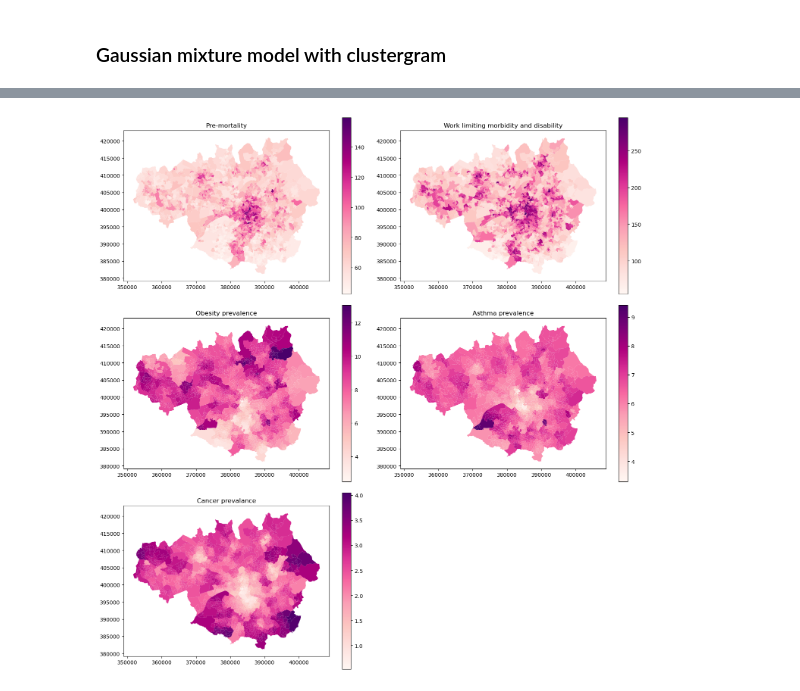
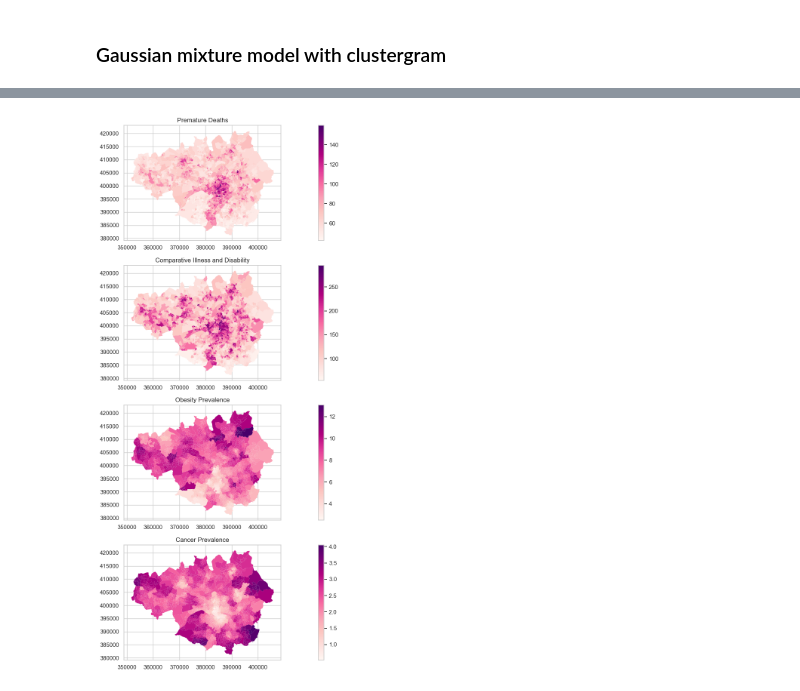
Before and after one commit to Spatial-Data-Science-and-GEO-AI-Lab/MultiHealth_S, a Jupyter notebook: clustering.ipynb, the cells around one changed output, grey strips where cells are left out. Cells and saved outputs as stored; diff of their text form; code cells hidden in the pictures.

```diff
--- a/clustering.ipynb
+++ b/clustering.ipynb
@@ -286,5 +205,5 @@ with open('clustergram_gmm.pickle','wb') as f:
 # %%
 # subset of popgridsub to only contain the cluster labels and geometry
-popgridsubsub = popgridsub[["Kmeans_cluster_label", "GMM_cluster_label", "geometry"]]
+popgridsub8 = popgridsub[["Kmeans_cluster_label8", "geometry"]]
 # %%
 # subset of popgridsub to only contain the relevant health variables
@@ -292,10 +215,9 @@ healthdatasub = healthdata[["ID", "Yrpotlife", "Comilldis", "Obes_Per_Obesprev_y
 # %%
 # spatial join
-joined_data = gpd.sjoin(healthdatasub, popgridsubsub, how='left', predicate='intersects')
+joined_data8 = gpd.sjoin(mentalhealth8, popgridsub8, how='inner', predicate='intersects')
 
 # calculating the most common cluster label for each neighborhood and for both cluster models
-majority_cluster_kmeans = joined_data.groupby('ID')['Kmeans_cluster_label'].apply(lambda x: x.mode())
-majority_cluster_gmm = joined_data.groupby('ID')['GMM_cluster_label'].apply(lambda x: x.mode())
+majority_cluster_kmeans8 = joined_data8.groupby('ID')['Kmeans_cluster_label8'].apply(lambda x: x.mode())
 
 # calculating the diversity of the labels using Shannon entropy
 def calculate_entropy(labels):
@@ -305,15 +227,12 @@ def calculate_entropy(labels):
     return entropy
 
 # apply function
-cluster_diversity_kmeans = joined_data.groupby('ID')['Kmeans_cluster_label'].apply(calculate_entropy)
-cluster_diversity_gmm = joined_data.groupby('ID')['GMM_cluster_label'].apply(calculate_entropy)
+cluster_diversity_kmeans8 = joined_data8.groupby('ID')['Kmeans_cluster_label8'].apply(calculate_entropy)
 
 # merging the cluster majority and cluster diversity
-healthdatasub = healthdatasub.merge(majority_cluster_kmeans, on='ID')
-healthdatasub = healthdatasub.merge(majority_cluster_gmm, on='ID')
-healthdatasub = healthdatasub.merge(cluster_diversity_kmeans, on='ID')
-healthdatasub = healthdatasub.merge(cluster_diversity_gmm, on='ID')
+mentalhealth8 = mentalhealth8.merge(majority_cluster_kmeans8, on='ID')
+mentalhealth8 = mentalhealth8.merge(cluster_diversity_kmeans8, on='ID')
 
 # renaming
-healthdatasub = healthdatasub.rename(columns={'Kmeans_cluster_label_x': 'Majority_cluster_kmeans', 'GMM_cluster_label_x': 'Majority_cluster_gmm', 'Kmeans_cluster_label_y': 'cluster_diversity_kmeans', 'GMM_cluster_label_y': 'cluster_diversity_gmm'})
+mentalhealth8 = mentalhealth8.rename(columns={'Kmeans_cluster_label8_x': 'Majority Cluster', 'Kmeans_cluster_label8_y': 'Cluster Diversity'})
 # %%
@@ -358,39 +264,30 @@ plt.tight_layout()
 # %%
 # Plotting health variables
-
-fig, axs = plt.subplots(3, 2, figsize=(15,15))
-healthdatasub.plot(column='Yrpotlife', ax=axs[0,0],
+fig, axs = plt.subplots(4, figsize=(20,15))
+mentalhealth8.plot(column='Premature Deaths', ax=axs[0],
         linewidth=0,
         cmap="RdPu",
         legend=True)
-axs[0,0].set_title("Pre-mortality")
-healthdatasub.plot(column='Comilldis', ax=axs[0,1],
+axs[0].set_title("Premature Deaths")
+mentalhealth8.plot(column='Comparative Illness and Disability', ax=axs[1],
         linewidth=0,
         cmap="RdPu",
         legend=True)
-axs[0,1].set_title("Work limiting morbidity and disability")
-healthdatasub.plot(column='Obes_Per_Obesprev_y15', ax=axs[1,0],
+axs[1].set_title("Comparative Illness and Disability")
+mentalhealth8.plot(column='Obesity Prevalence', ax=axs[2],
         linewidth=0,
         cmap="RdPu",
         legend=True)
-axs[1,0].set_title("Obesity prevalence")
-healthdatasub.plot(column='Asthma_Per_Asthmaprev_y17', ax=axs[1,1],
+axs[2].set_title("Obesity Prevalence")
+mentalhealth8.plot(column='Cancer Prevalence', ax=axs[3],
         linewidth=0,
         cmap="RdPu",
         legend=True)
-axs[1,1].set_title("Asthma prevalence")
-healthdatasub.plot(column='Cancer_Per_cancerPrev_y17', ax=axs[2,0],
-        linewidth=0,
-        cmap="RdPu",
-        legend=True)
-axs[2,0].set_title("Cancer prevalance")
-
-# Removing last empty one
-axs[2,1].axis('off')
+axs[3].set_title("Cancer Prevalence")
 
 plt.tight_layout()
 # %% [output]
-[figure, old version]
+[figure, new version]
 # %%
 # correlation matrix of the variables but not the majority variable due to it being nominal
 sb.set_theme(style="white")
```
Also changed, not shown: parts of 30 cells of this notebook.
